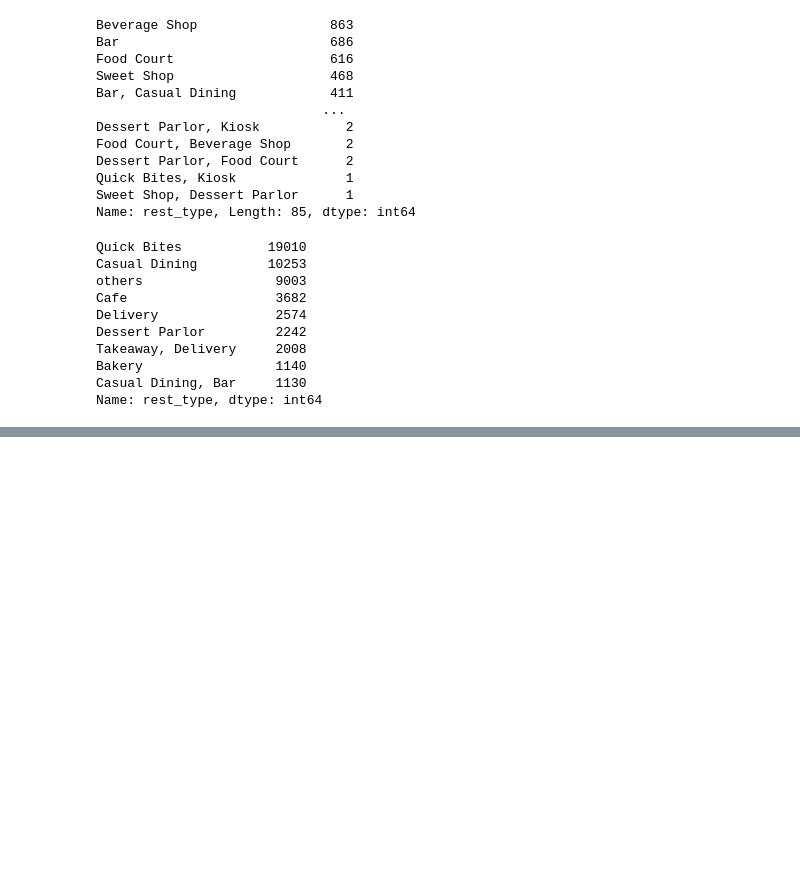
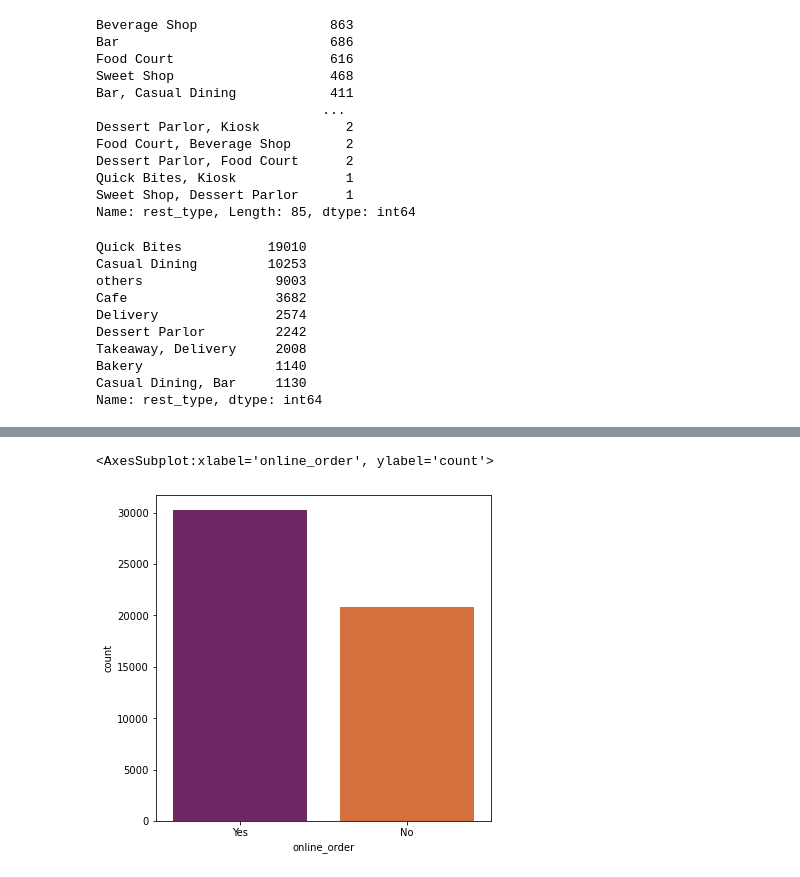
Before and after one commit to jarvis86/machine-learning, a Jupyter notebook: zomato.ipynb, the cells around one changed output, grey strips where cells are left out. Saved outputs shown, nothing was run; the diff lists cells and outputs as text; code cells hidden in the pictures; blank space fills up the shorter version.

```diff
--- a/zomato.ipynb
+++ b/zomato.ipynb
@@ -267,0 +346,6 @@ Name: rest_type, dtype: int64
+# %%
+plt.figure(figsize = (6,6))
+sns.countplot(df['online_order'], palette = 'inferno')
+# %% [output]
+<AxesSubplot:xlabel='online_order', ylabel='count'>
+[figure, added]
```
Also changed, not shown: parts of 12 cells of this notebook.
